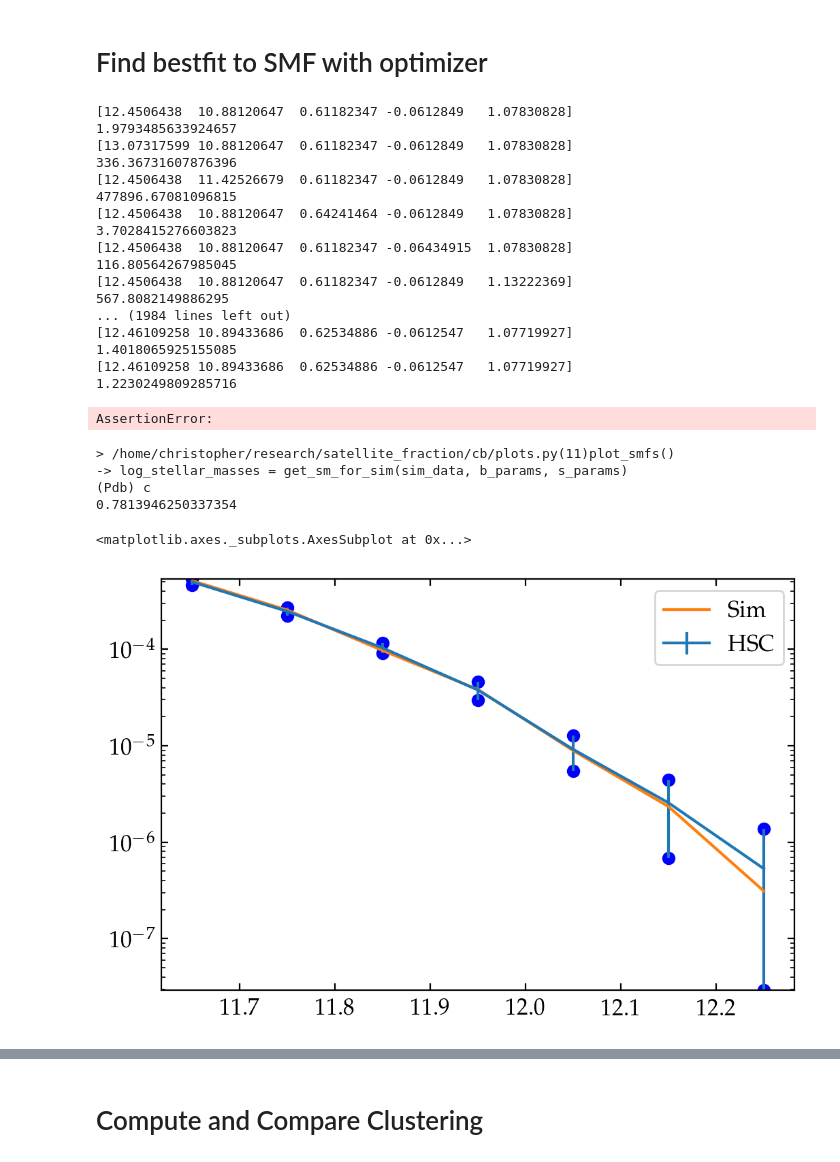
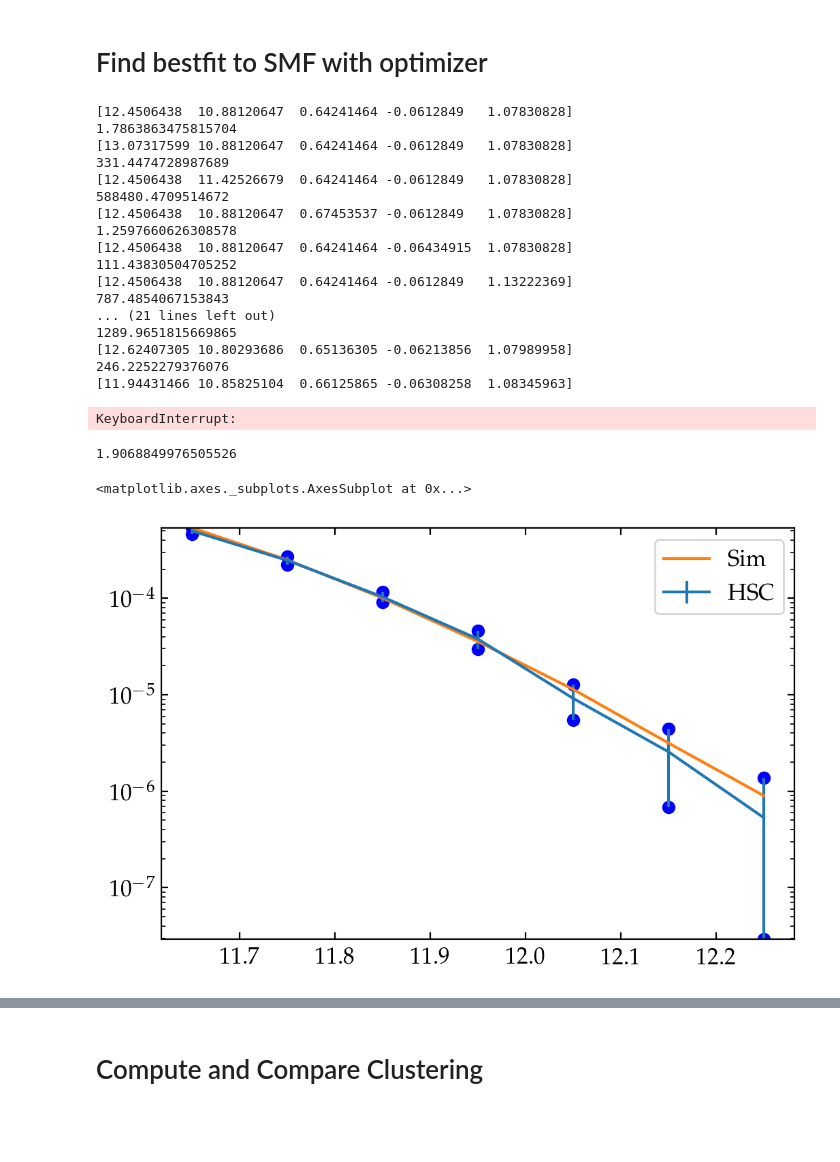
Before and after one commit to gsallabe/thesis_satellite_fraction, a Jupyter notebook: cb/main.ipynb, the cells around one changed output, grey strips where cells are left out. Saved outputs shown, nothing was run; the diff lists cells and outputs as text; code cells hidden in the pictures; blank space fills up the shorter version.

```diff
--- a/cb/main.ipynb
+++ b/cb/main.ipynb
@@ -60,8 +62,8 @@ rc('text', usetex=True)
 plt.rcParams['mathtext.fontset'] = 'dejavuserif'
 # %% [markdown]
 # Load data
-# %%
-sim_data = d.load_smdpl() # When switching you need to restart the kernel
+# %%
+sim_data, sim_size = d.load_mdpl()
 # %%
 obs_smf = d.load_smf()
 gals = d.load_gals()
@@ -73,7 +75,7 @@ s_params = [-0.06, 1.08]
 
 # array([12.4506438 , 10.88120647,  0.61182347, -0.0612849 ,  1.07830828])
 # Best from mdpl but something is wrong with clustering
-b_params = [12.4506438 , 10.88120647,  0.61182347]
+b_params = [12.4506438 , 10.88120647,  0.64241464]
 s_params = [-0.0612849 ,  1.07830828]
 # %% [markdown]
 ## Sanity check data
@@ -256,42 +258,38 @@ params = b_params + s_params
 res = scipy.optimize.minimize(
     l.single_step_avg,
     x0 = params,
-    args=(sim_data, obs_smf, 3),
+    args=(sim_data, obs_smf, sim_size, 1),
     method="Nelder-Mead",
-    #tol=1,
+    tol=1,
 )
 assert res.success == True
 # %% [output]
-[12.4506438  10.88120647  0.61182347 -0.0612849   1.07830828]
-1.9793485633924657
-[13.07317599 10.88120647  0.61182347 -0.0612849   1.07830828]
-336.36731607876396
-[12.4506438  11.42526679  0.61182347 -0.0612849   1.07830828]
-477896.67081096815
 [12.4506438  10.88120647  0.64241464 -0.0612849   1.07830828]
-3.7028415276603823
-[12.4506438  10.88120647  0.61182347 -0.06434915  1.07830828]
-116.80564267985045
-[12.4506438  10.88120647  0.61182347 -0.0612849   1.13222369]
-567.8082149886295
-... (1984 lines left out)
-[12.46109258 10.89433686  0.62534886 -0.0612547   1.07719927]
-1.4018065925155085
-[12.46109258 10.89433686  0.62534886 -0.0612547   1.07719927]
-1.2230249809285716
+1.7863863475815704
+[13.07317599 10.88120647  0.64241464 -0.0612849   1.07830828]
+331.4474728987689
+[12.4506438  11.42526679  0.64241464 -0.0612849   1.07830828]
+588480.4709514672
+[12.4506438  10.88120647  0.67453537 -0.0612849   1.07830828]
+1.2597660626308578
+[12.4506438  10.88120647  0.64241464 -0.06434915  1.07830828]
+111.43830504705252
+[12.4506438  10.88120647  0.64241464 -0.0612849   1.13222369]
+787.4854067153843
+... (21 lines left out)
+1289.9651815669865
+[12.62407305 10.80293686  0.65136305 -0.06213856  1.07989958]
+246.2252279376076
+[11.94431466 10.85825104  0.66125865 -0.06308258  1.08345963]
-AssertionError:
+KeyboardInterrupt:
 # %%
 best_p = res.x
-#best_p = [12.4506438 , 10.88120647,  0.61182347, -0.0612849 ,  1.07830828]
-p.plot_smfs(sim_data, obs_smf, best_p[:3], best_p[3:])
+p.plot_smfs(sim_data, obs_smf, best_p[:3], best_p[3:], sim_size)
 p.plot_scatter(best_p[3:])
 # %% [output]
-> /home/christopher/research/satellite_fraction/cb/plots.py(11)plot_smfs()
--> log_stellar_masses = get_sm_for_sim(sim_data, b_params, s_params)
-(Pdb) c
-0.7813946250337354
+1.9068849976505526
 <matplotlib.axes._subplots.AxesSubplot at 0x...>
-[figure, old version]
+[figure, new version]
 [figure]
 # %% [markdown]
 # Compute and Compare Clustering
```
Also changed, not shown: parts of 4 cells of this notebook, 5 other files.
